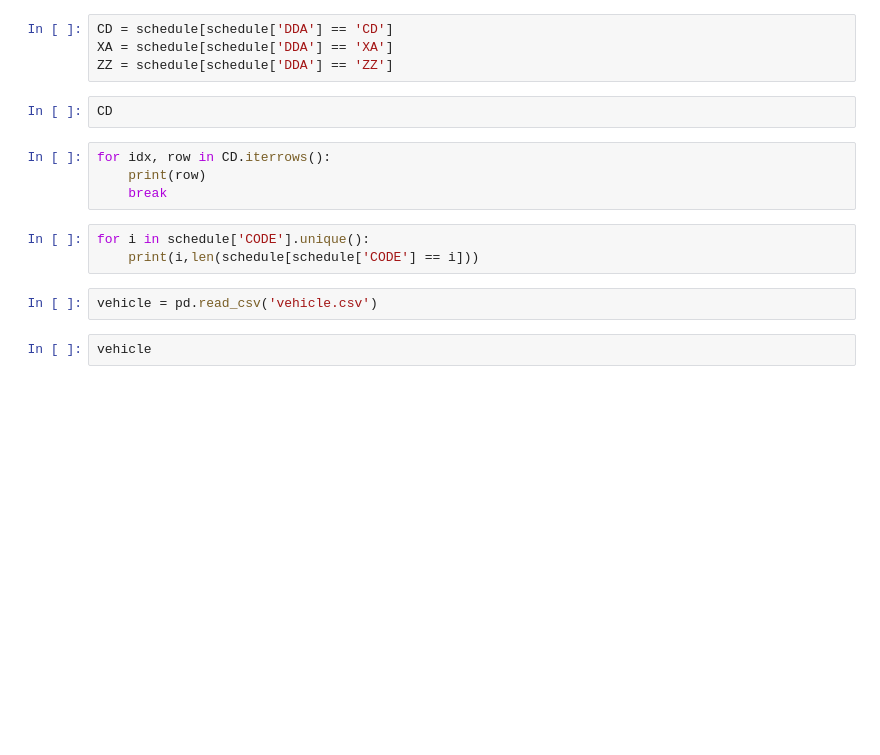
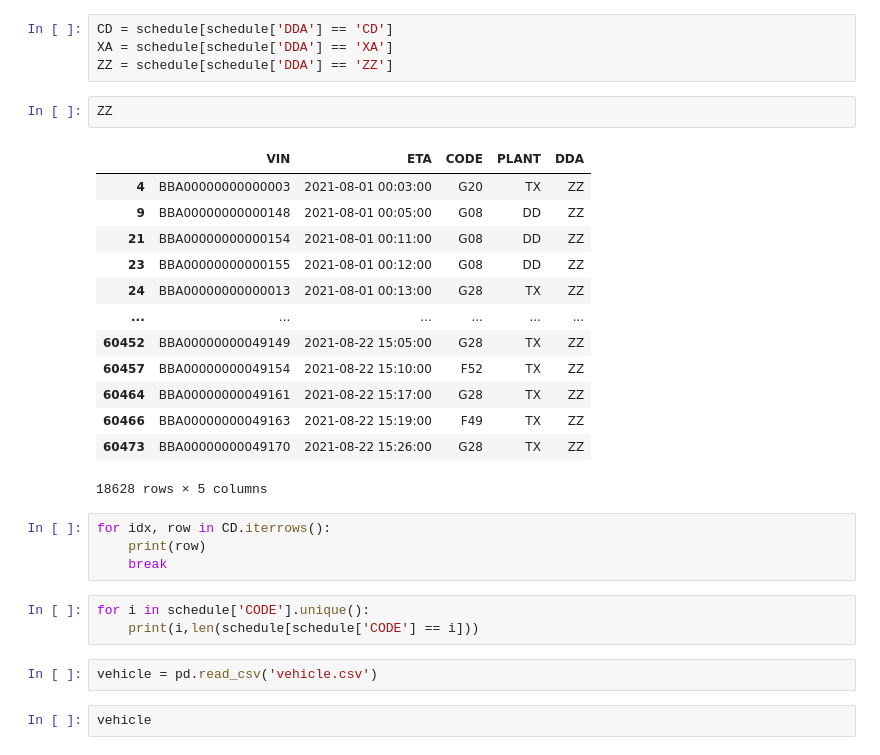
Before and after one commit to lhy0807/bmw-hack, a Jupyter notebook: vis.ipynb, the cells around one changed output. Cells and saved outputs as stored; diff of their text form; blank space fills up the shorter version.

```diff
--- a/vis.ipynb
+++ b/vis.ipynb
@@ -10,8 +26,22 @@ schedule['DDA'].unique()
 CD = schedule[schedule['DDA'] == 'CD']
 XA = schedule[schedule['DDA'] == 'XA']
 ZZ = schedule[schedule['DDA'] == 'ZZ']
-# %%
-CD
+# %%
+ZZ
+# %% [output]
+|  | VIN | ETA | CODE | PLANT | DDA |
+| 4 | BBA00000000000003 | 2021-08-01 00:03:00 | G20 | TX | ZZ |
+| 9 | BBA00000000000148 | 2021-08-01 00:05:00 | G08 | DD | ZZ |
+| 21 | BBA00000000000154 | 2021-08-01 00:11:00 | G08 | DD | ZZ |
+| 23 | BBA00000000000155 | 2021-08-01 00:12:00 | G08 | DD | ZZ |
+| 24 | BBA00000000000013 | 2021-08-01 00:13:00 | G28 | TX | ZZ |
+| ... | ... | ... | ... | ... | ... |
+| 60452 | BBA00000000049149 | 2021-08-22 15:05:00 | G28 | TX | ZZ |
+| 60457 | BBA00000000049154 | 2021-08-22 15:10:00 | F52 | TX | ZZ |
+| 60464 | BBA00000000049161 | 2021-08-22 15:17:00 | G28 | TX | ZZ |
+| 60466 | BBA00000000049163 | 2021-08-22 15:19:00 | F49 | TX | ZZ |
+| 60473 | BBA00000000049170 | 2021-08-22 15:26:00 | G28 | TX | ZZ |
+18628 rows × 5 columns
 # %%
 for idx, row in CD.iterrows():
     print(row)
```
Also changed, not shown: parts of 10 cells of this notebook, 20 other files.
